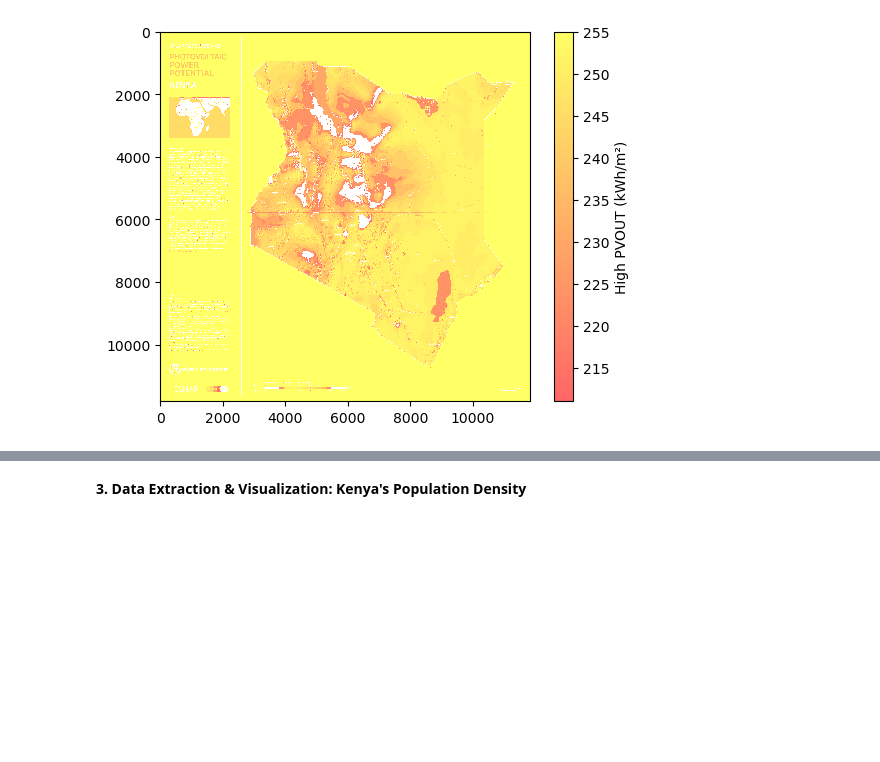
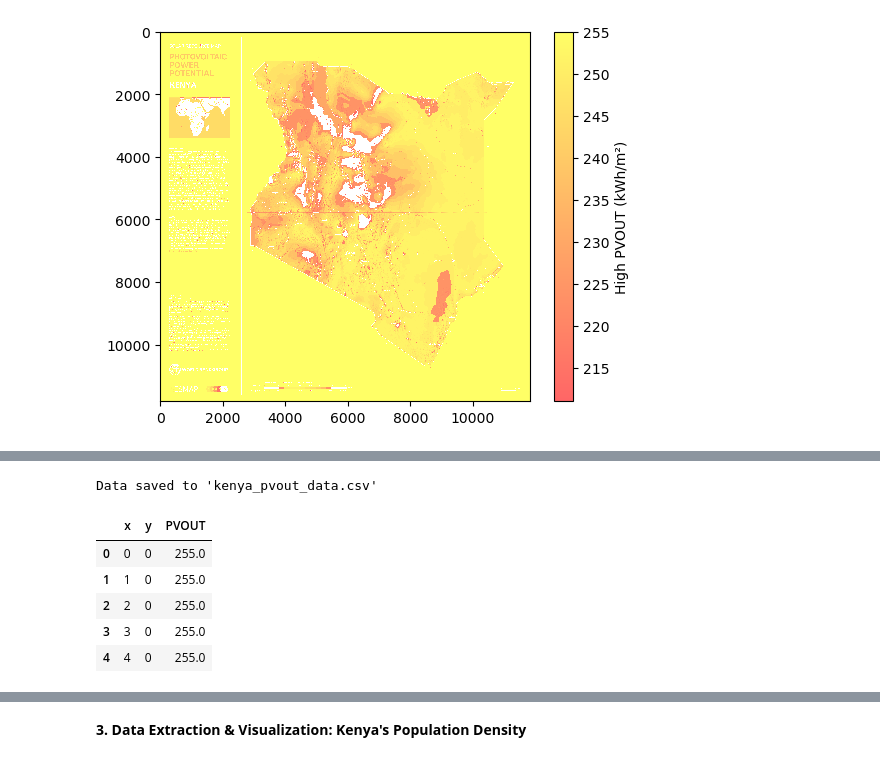
Before and after one commit to DavidGathimbaM/Energy-Access-and-Electrification-planning-in-Kenya, a Jupyter notebook: group_workbook/David.ipynb, the cells around one changed output, grey strips where cells are left out. Cells and saved outputs as stored; diff of their text form; code cells hidden in the pictures; blank space fills up the shorter version.

```diff
--- a/group_workbook/David.ipynb
+++ b/group_workbook/David.ipynb
@@ -308,0 +391,14 @@ plt.show()
+# %%
+print("Data saved to 'kenya_pvout_data.csv'")
+# %% [output]
+Data saved to 'kenya_pvout_data.csv'
+# %%
+kenya_pvout_df =pd.read_csv('kenya_pvout_data.csv')
+kenya_pvout_df.head()
+# %% [output]
+|  | x | y | PVOUT |
+| 0 | 0 | 0 | 255.0 |
+| 1 | 1 | 0 | 255.0 |
+| 2 | 2 | 0 | 255.0 |
+| 3 | 3 | 0 | 255.0 |
+| 4 | 4 | 0 | 255.0 |
```
Also changed, not shown: parts of 16 cells of this notebook, 1 other file.
